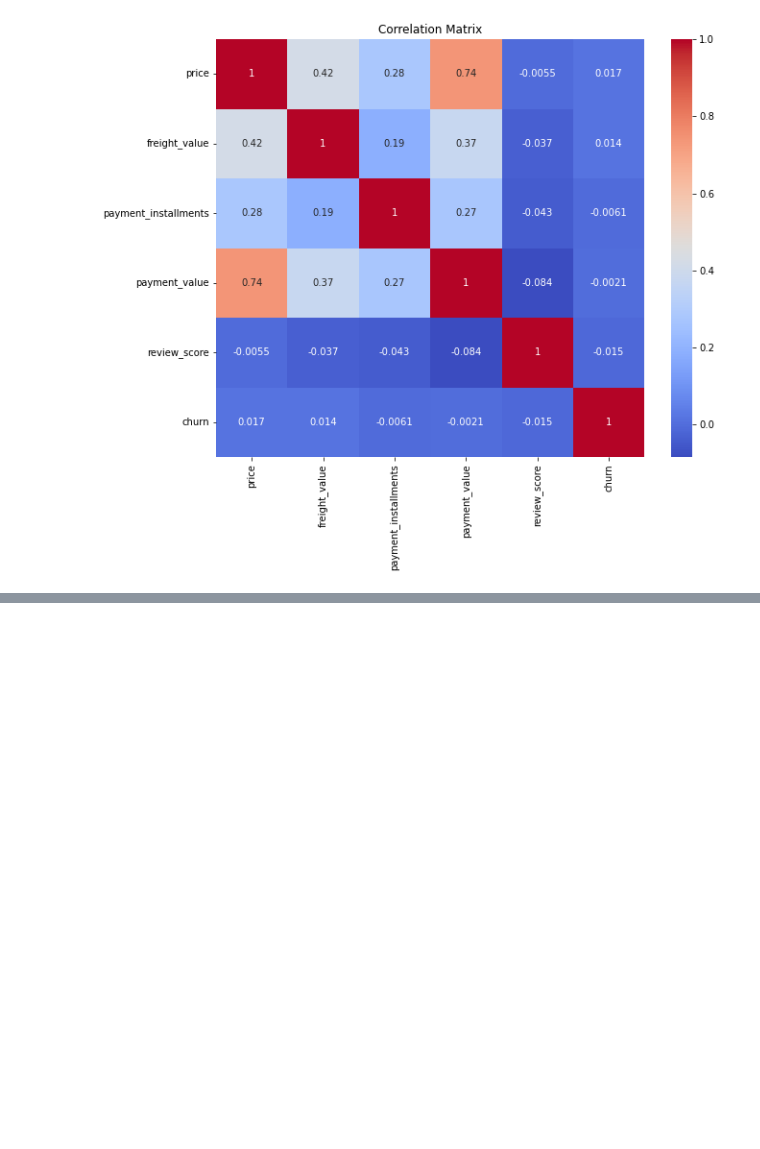
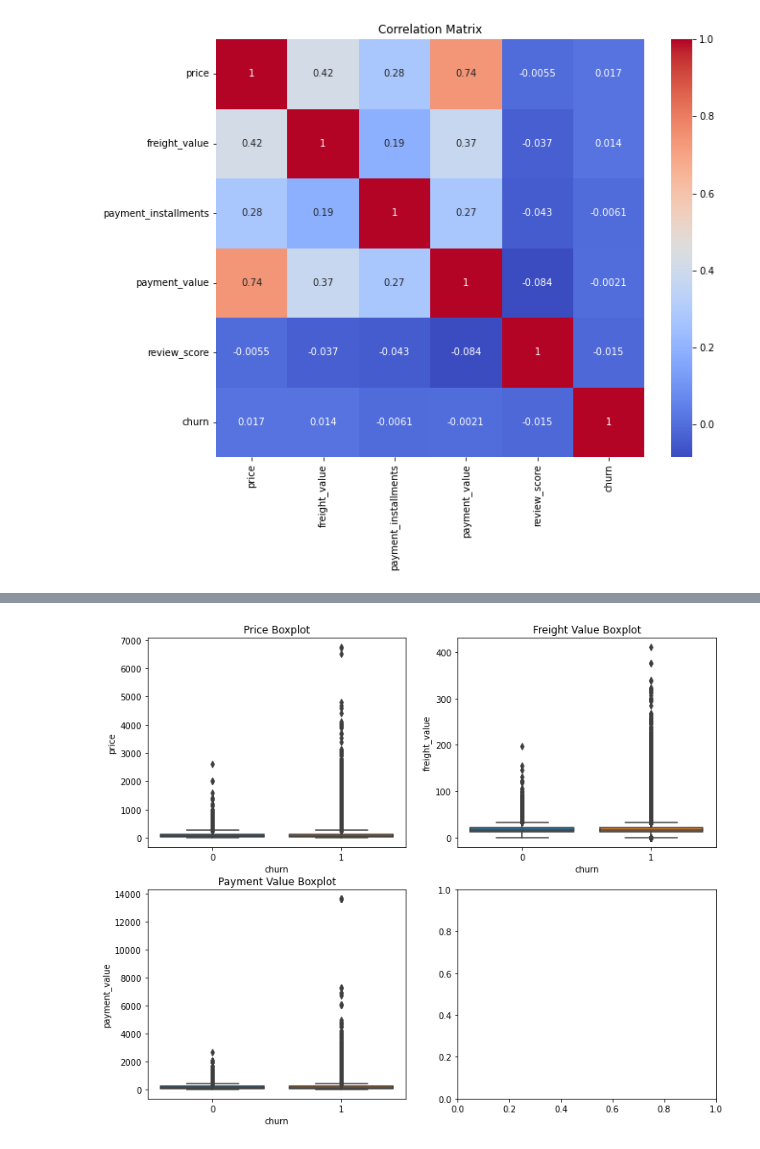
Before and after one commit to justinm329/ads_508_team_project_test, a Jupyter notebook: JF_EDA_refined.ipynb, the cells around one changed output, grey strips where cells are left out. Saved outputs shown, nothing was run; the diff lists cells and outputs as text; code cells hidden in the pictures; blank space fills up the shorter version.

```diff
--- a/JF_EDA_refined.ipynb
+++ b/JF_EDA_refined.ipynb
@@ -232,0 +225,12 @@ plt.show()
+# %%
+## create a boxplot for price freight_value payment_value by custmer churn
+fig, axs = plt.subplots(2, 2, figsize=(12, 10))
+sns.boxplot(x='churn', y='price', data=df_with_churn, ax=axs[0, 0])
+axs[0, 0].set_title("Price Boxplot")
+sns.boxplot(x='churn', y='freight_value', data=df_with_churn, ax=axs[0, 1])
+axs[0, 1].set_title("Freight Value Boxplot")
+sns.boxplot(x='churn', y='payment_value', data=df_with_churn, ax=axs[1, 0])
+axs[1, 0].set_title("Payment Value Boxplot")
+plt.show()
+# %% [output]
+[figure, added]
```
Also changed, not shown: parts of 12 cells of this notebook.
